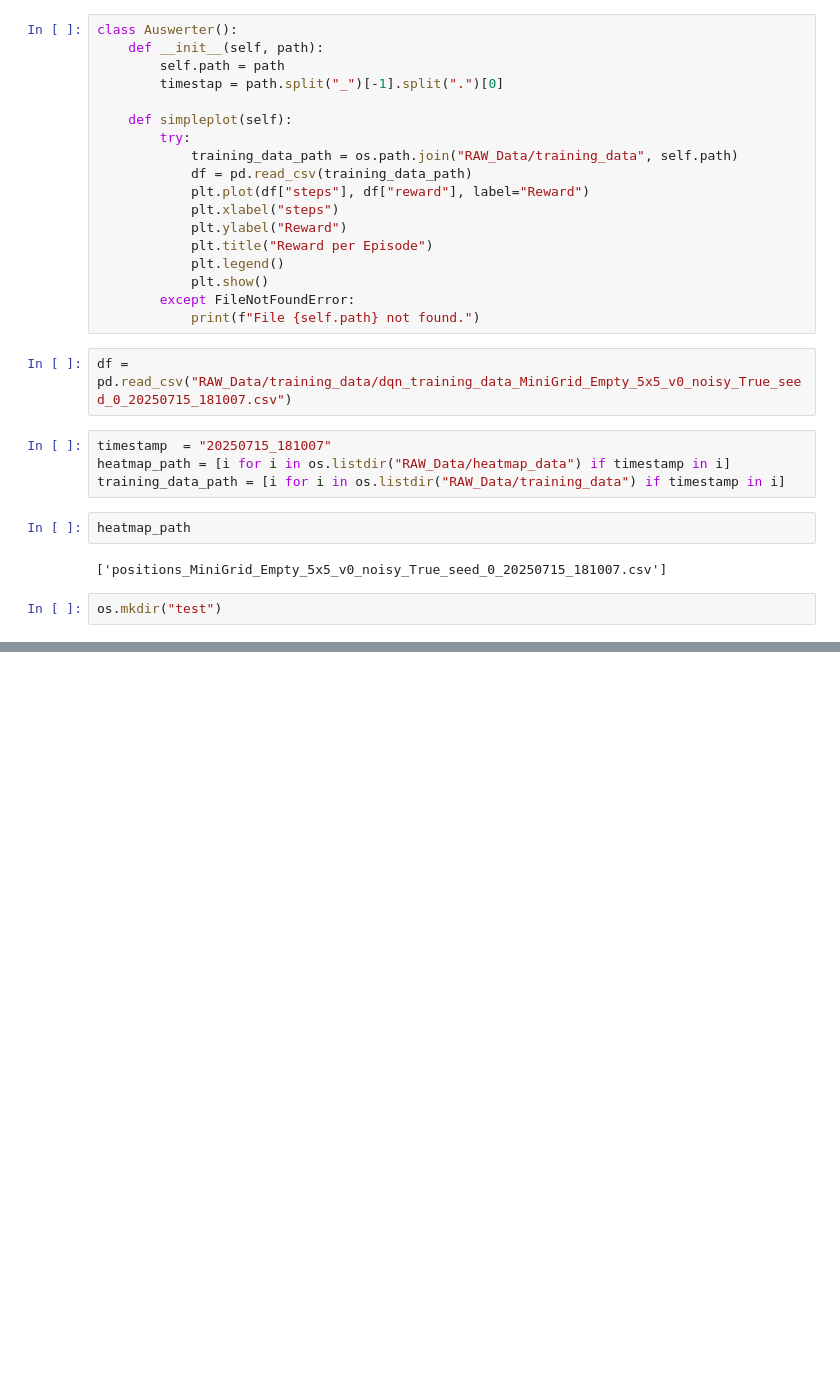
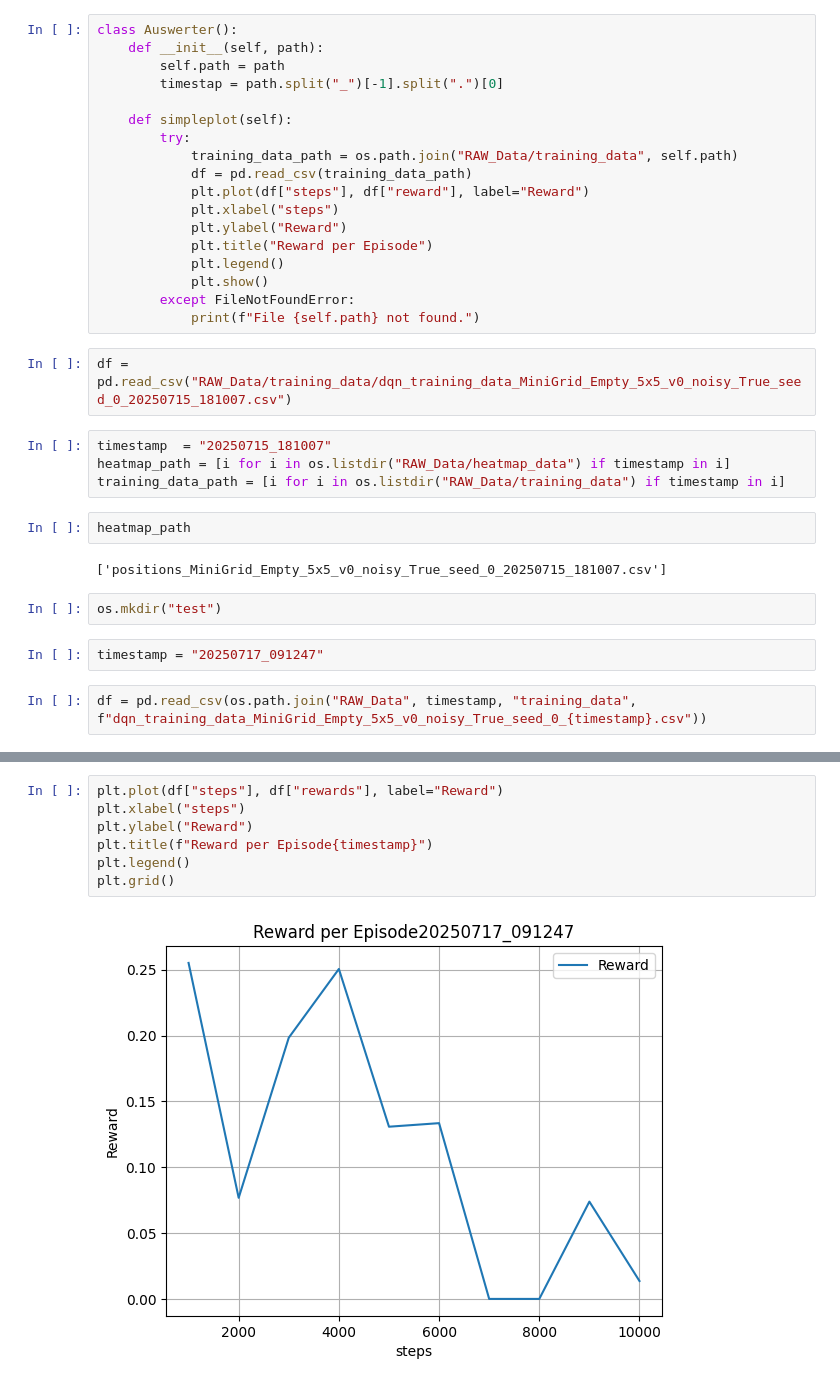
Before and after one commit to tizianohum/NoisyNet-Exploration-Intuition, a Jupyter notebook: test.ipynb, the cells around one changed output, grey strips where cells are left out. Drawn from its saved outputs; the diff is of its cells as text; blank space fills up the shorter version.

```diff
--- a/test.ipynb
+++ b/test.ipynb
@@ -32,3 +32,7 @@ heatmap_path
 ['positions_MiniGrid_Empty_5x5_v0_noisy_True_seed_0_20250715_181007.csv']
 # %%
 os.mkdir("test")
+# %%
+timestamp = "20250717_091247"
+# %%
+df = pd.read_csv(os.path.join("RAW_Data", timestamp, "training_data", f"dqn_training_data_MiniGrid_Empty_5x5_v0_noisy_True_seed_0_{timestamp}.csv"))
@@ -34,0 +53,9 @@ os.mkdir("test")
+# %%
+plt.plot(df["steps"], df["rewards"], label="Reward")
+plt.xlabel("steps")
+plt.ylabel("Reward")
+plt.title(f"Reward per Episode{timestamp}")
+plt.legend()
+plt.grid()
+# %% [output]
+[figure, added]
```
Also changed, not shown: parts of 1 cell of this notebook, 21 other files.
